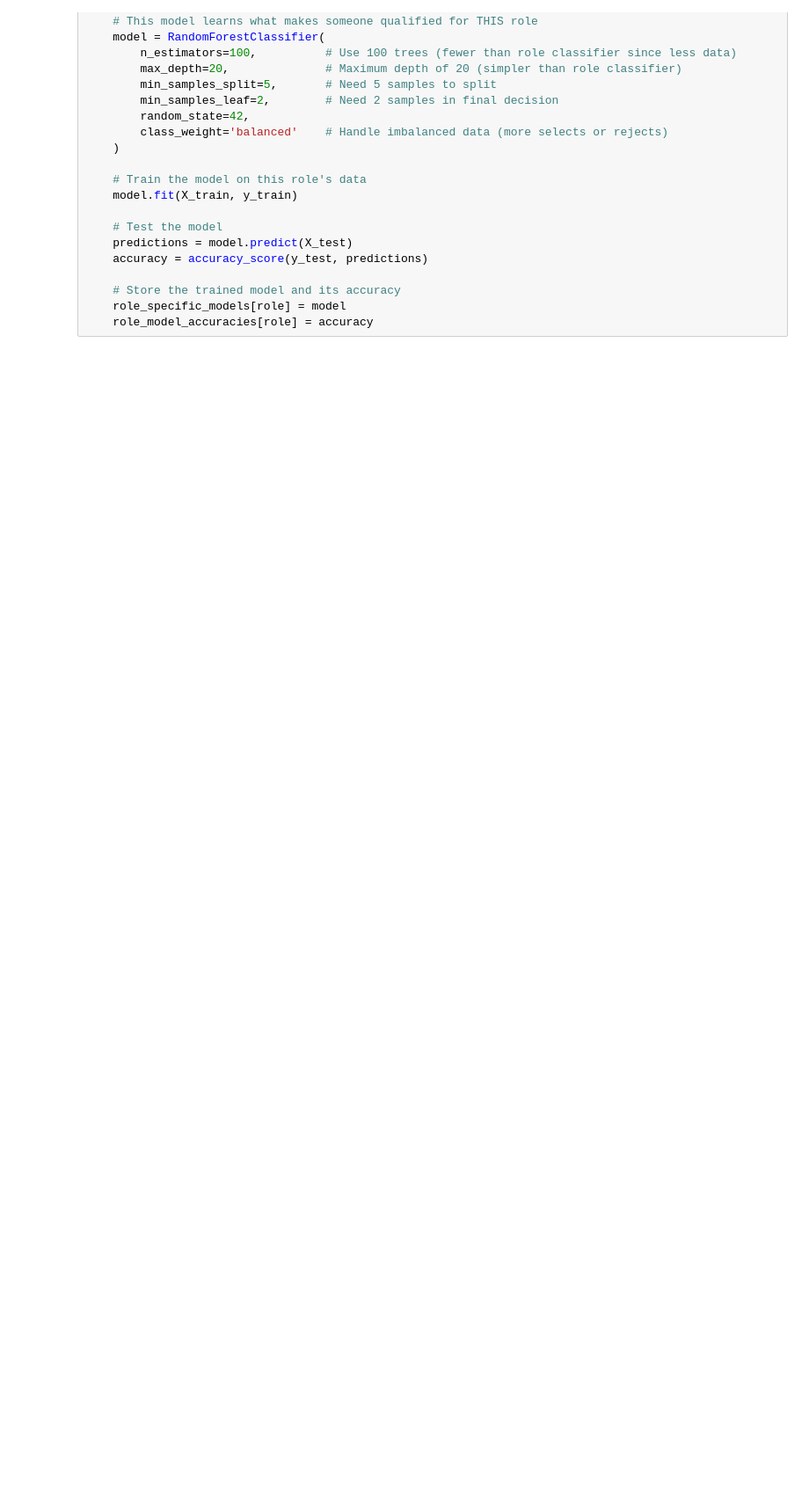
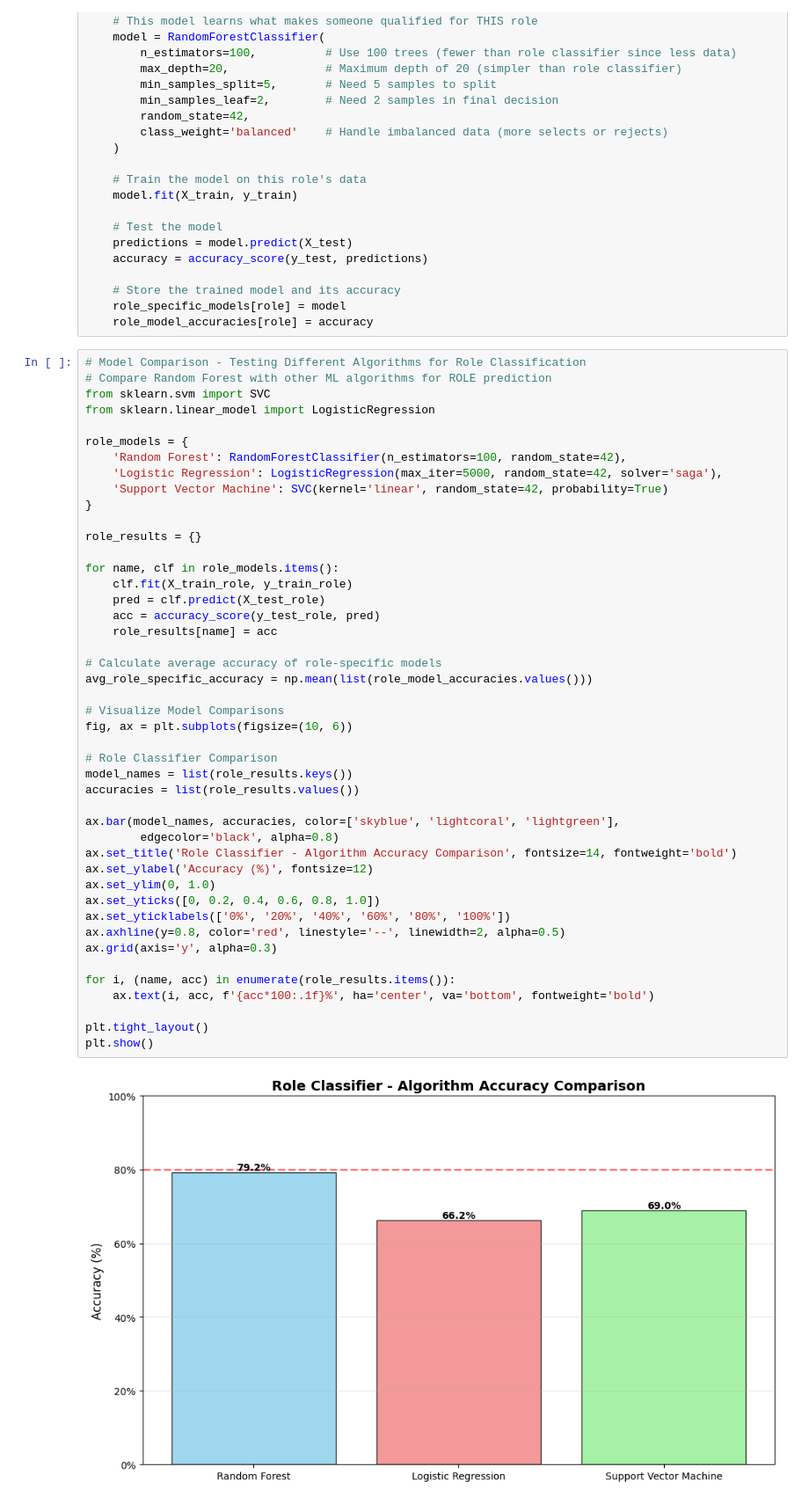
Before and after one commit to jakeleesh/resume-classification, a Jupyter notebook: resume_classification.ipynb, the cells around one changed output. Shown at 88% size. Saved outputs shown, nothing was run; the diff lists cells and outputs as text; blank space fills up the shorter version.

Commit message:
feat: Compare RandomForest with other algo

```diff
--- a/resume_classification.ipynb
+++ b/resume_classification.ipynb
@@ -859,3 +836,50 @@ for role in all_roles:
     # Store the trained model and its accuracy
     role_specific_models[role] = model
     role_model_accuracies[role] = accuracy
+# %%
+# Model Comparison - Testing Different Algorithms for Role Classification
+# Compare Random Forest with other ML algorithms for ROLE prediction
+from sklearn.svm import SVC
+from sklearn.linear_model import LogisticRegression
+
+role_models = {
+    'Random Forest': RandomForestClassifier(n_estimators=100, random_state=42),
+    'Logistic Regression': LogisticRegression(max_iter=5000, random_state=42, solver='saga'),
+    'Support Vector Machine': SVC(kernel='linear', random_state=42, probability=True)
+}
+
+role_results = {}
+
+for name, clf in role_models.items():
+    clf.fit(X_train_role, y_train_role)
+    pred = clf.predict(X_test_role)
+    acc = accuracy_score(y_test_role, pred)
+    role_results[name] = acc
+
+# Calculate average accuracy of role-specific models
+avg_role_specific_accuracy = np.mean(list(role_model_accuracies.values()))
+
+# Visualize Model Comparisons
+fig, ax = plt.subplots(figsize=(10, 6))
+
+# Role Classifier Comparison
+model_names = list(role_results.keys())
+accuracies = list(role_results.values())
+
+ax.bar(model_names, accuracies, color=['skyblue', 'lightcoral', 'lightgreen'],
+        edgecolor='black', alpha=0.8)
+ax.set_title('Role Classifier - Algorithm Accuracy Comparison', fontsize=14, fontweight='bold')
+ax.set_ylabel('Accuracy (%)', fontsize=12)
+ax.set_ylim(0, 1.0)
+ax.set_yticks([0, 0.2, 0.4, 0.6, 0.8, 1.0])
+ax.set_yticklabels(['0%', '20%', '40%', '60%', '80%', '100%'])
+ax.axhline(y=0.8, color='red', linestyle='--', linewidth=2, alpha=0.5)
+ax.grid(axis='y', alpha=0.3)
+
+for i, (name, acc) in enumerate(role_results.items()):
+    ax.text(i, acc, f'{acc*100:.1f}%', ha='center', va='bottom', fontweight='bold')
+
+plt.tight_layout()
+plt.show()
+# %% [output]
+[figure, added]
```
Also changed, not shown: parts of 11 cells of this notebook.
